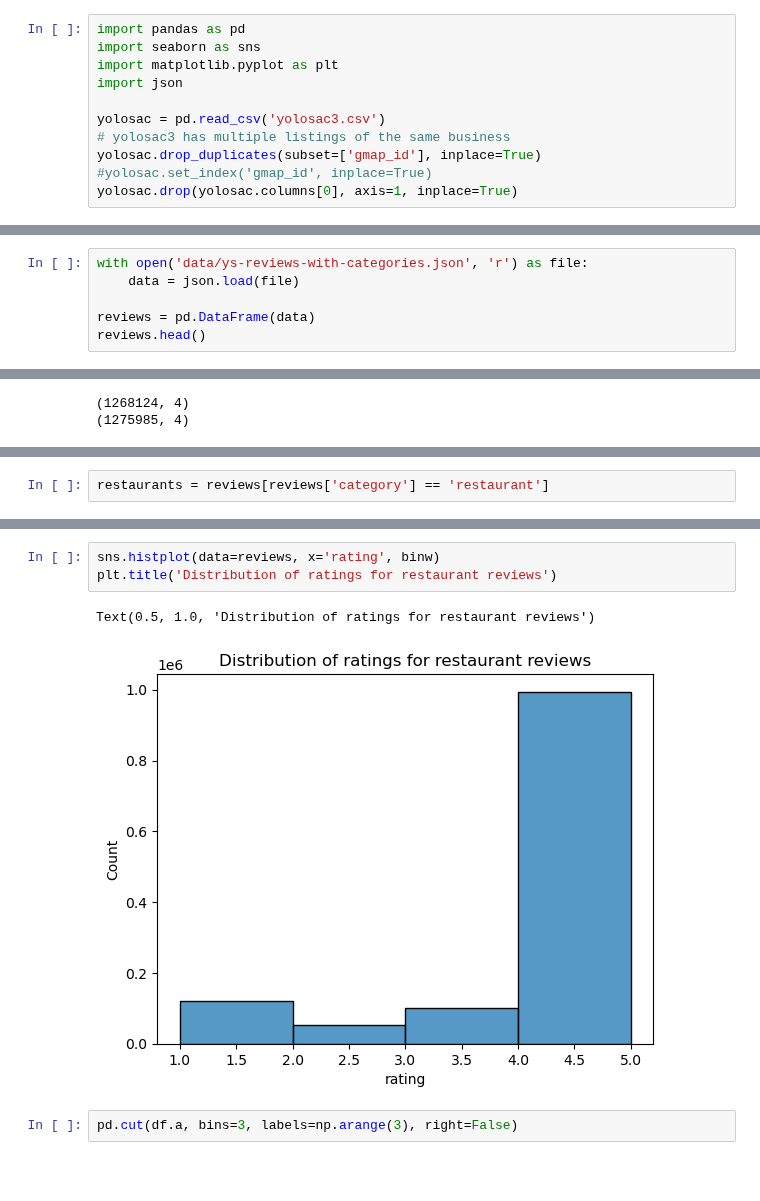
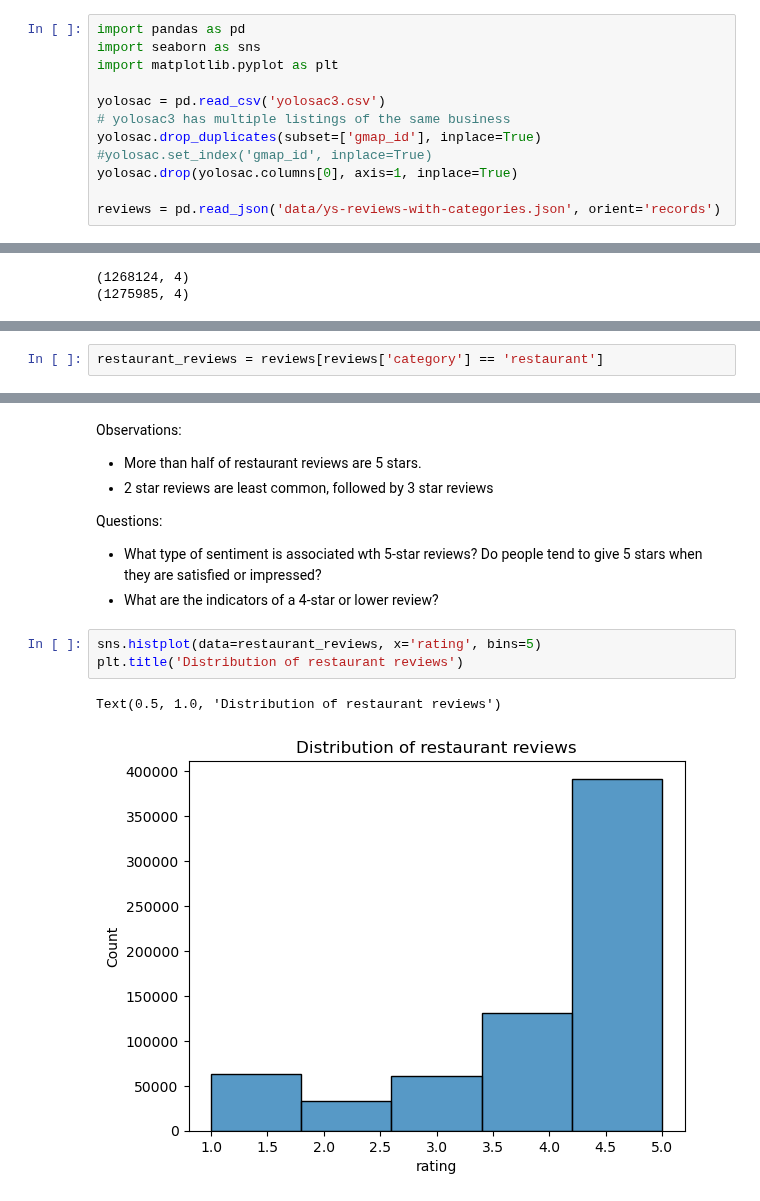
Before and after one commit to jotyot/rate-review, a Jupyter notebook: eda.ipynb, the cells around one changed output, grey strips where cells are left out. Cells and saved outputs as stored; diff of their text form; blank space fills up the shorter version.

Commit message:
Add univariate analysis for restaurant business and review ratings

```diff
--- a/eda.ipynb
+++ b/eda.ipynb
@@ -2,10 +4,11 @@
 import pandas as pd
 import seaborn as sns
 import matplotlib.pyplot as plt
-import json
 
 yolosac = pd.read_csv('yolosac3.csv')
 # yolosac3 has multiple listings of the same business
 yolosac.drop_duplicates(subset=['gmap_id'], inplace=True)
 #yolosac.set_index('gmap_id', inplace=True)
 yolosac.drop(yolosac.columns[0], axis=1, inplace=True)
+
+reviews = pd.read_json('data/ys-reviews-with-categories.json', orient='records')
@@ -34,9 +39,3 @@ yolosac.head()
 | 2 | Valley Gaming & Billiards Home | 0x809add6b2d273da5:0x4610dea4cb4a... | retail | 4.1 | 18 |
 | 3 | Dan's Mission Towing | 0x809ad4111dd01501:0xf8adf3a05710... | auto | 3.3 | 6 |
 | 4 | Caballo Bronco Barber Styling | 0x809ad73dbbfe5ef1:0x45f57e4e50d4... | beauty | 4.0 | 28 |
-# %%
-with open('data/ys-reviews-with-categories.json', 'r') as file:
-    data = json.load(file)
-
-reviews = pd.DataFrame(data)
-reviews.head()
@@ -147,3 +197,3 @@ print(reviews.shape)
 # %%
-restaurants = reviews[reviews['category'] == 'restaurant']
+restaurant_reviews = reviews[reviews['category'] == 'restaurant']
 # %%
@@ -164,11 +214,17 @@ rating
 (4.0, 5.0]    391725
 (0.9, 4.0]    286937
 Name: count, dtype: int64
+# %% [markdown]
+Observations:
+- More than half of restaurant reviews are 5 stars.
+- 2 star reviews are least common, followed by 3 star reviews
+
+Questions:
+- What type of sentiment is associated wth 5-star reviews? Do people tend to give 5 stars when they are satisfied or impressed?
+- What are the indicators of a 4-star or lower review?
 # %%
-sns.histplot(data=reviews, x='rating', binw)
-plt.title('Distribution of ratings for restaurant reviews')
+sns.histplot(data=restaurant_reviews, x='rating', bins=5)
+plt.title('Distribution of restaurant reviews')
 # %% [output]
-Text(0.5, 1.0, 'Distribution of ratings for restaurant reviews')
+Text(0.5, 1.0, 'Distribution of restaurant reviews')
-[figure, old version]
+[figure, new version]
-# %%
-pd.cut(df.a, bins=3, labels=np.arange(3), right=False)
```
Also changed, not shown: parts of 17 cells of this notebook.
